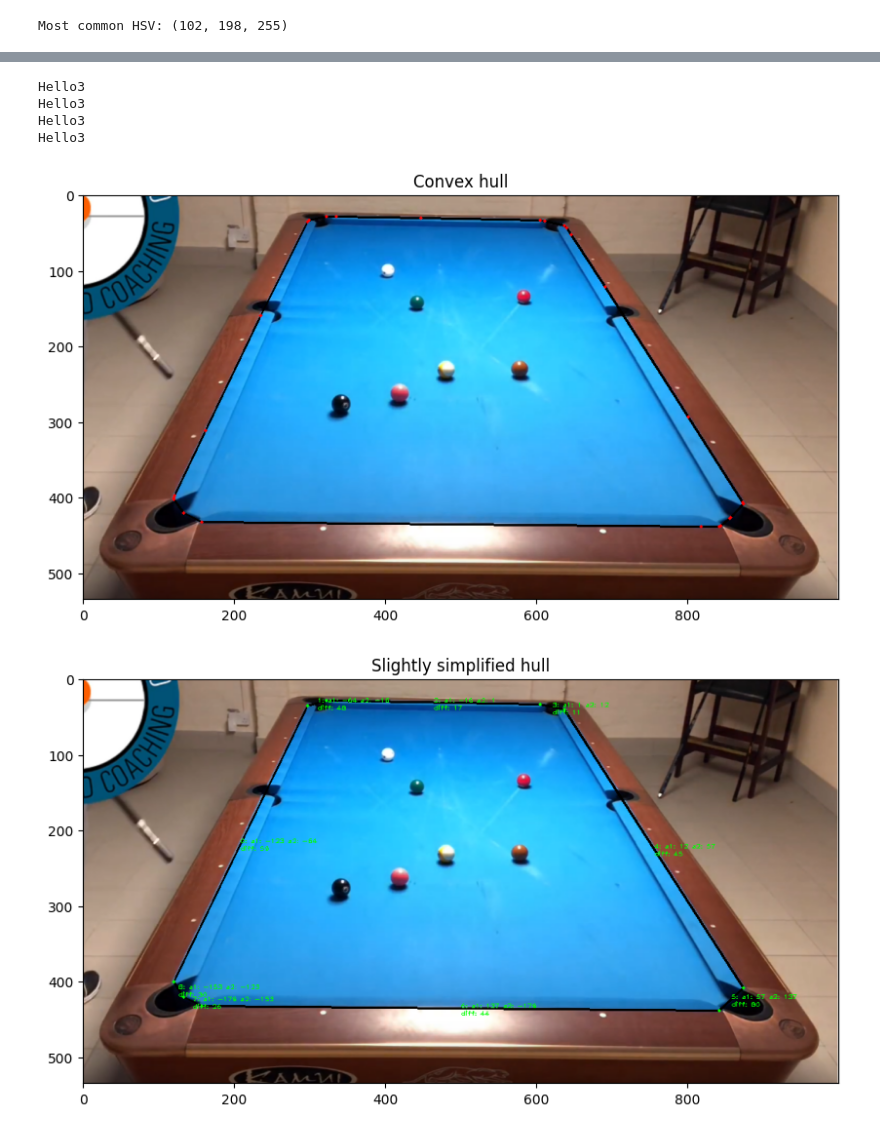
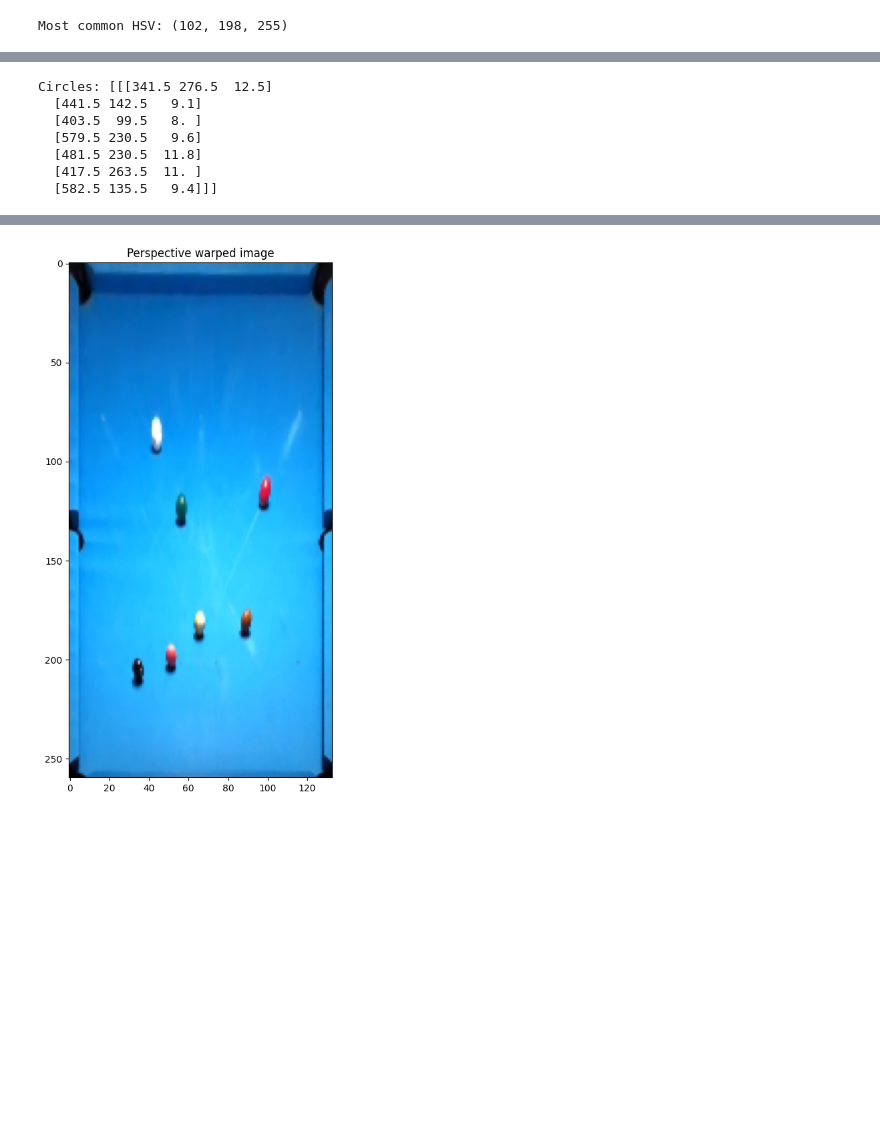
Before and after one commit to Marsunpaisti/BilliardsOpenCV, a Jupyter notebook: notebook.ipynb, the cells around one changed output, grey strips where cells are left out. Drawn from its saved outputs; the diff is of its cells as text; code cells hidden in the pictures; blank space fills up the shorter version.

Commit message:
Refactoring, added hough circles

```diff
--- a/notebook.ipynb
+++ b/notebook.ipynb
@@ -20,8 +20,10 @@ def main():
     h1, w1, _ = img.shape
     img = cv2.resize(img, (1000, round(h1 * (1000 / w1))))
     h, w, _ = img.shape
-    lower_color, upper_color = detect_cloth_color(img)
-    contours = get_cloth_contours(img, lower_color, upper_color)
+    main_hsv_color = detect_cloth_color(img)
+    cloth_lower_color, cloth_upper_color = create_hsv_range(main_hsv_color, 55, 45, 210)
+    contours, _ = get_cloth_contours(img, cloth_lower_color, cloth_upper_color)
+
     largest_contour = max(contours, key=cv2.contourArea)
     hull = cv2.convexHull(largest_contour)
     epsilon = cv2.arcLength(hull, True) * 0.001
@@ -29,8 +31,19 @@ def main():
     simplified_lines = simplify_hull_lines(approx_hull)
     intersections = calculate_corner_intersections(simplified_lines)
     intersections_np = np.float32(intersections)
+
+    circle_search_img = cv2.cvtColor(img.copy(), cv2.COLOR_BGR2GRAY)
+    circle_search_mask = np.zeros(circle_search_img.shape, np.uint8)
+    intersections_np_round = np.round(intersections_np[:]).astype("int")
+    cv2.fillPoly(circle_search_mask, [intersections_np_round], color=(255, 255, 255))
+    circle_search_img = cv2.bitwise_and(circle_search_img, circle_search_img, mask=circle_search_mask)
+    plot_image(circle_search_img, "Image for circle search")
+    circles = cv2.HoughCircles(circle_search_img, cv2.HOUGH_GRADIENT, 1, 15, param1=200, param2=16, minRadius=7, maxRadius=25)
+
+
     perspective_mat = cv2.getPerspectiveTransform(intersections_np, TABLE_SHAPE + np.float32([0, 0]))
     warped_img = cv2.warpPerspective(img.copy(), perspective_mat, ((int(CLOTH_AREA_WIDTH)), (int(CLOTH_AREA_LENGTH))), flags=cv2.INTER_LINEAR)
+    """
     with_contours = cv2.drawContours(
         img.copy(), [largest_contour], -1, (0, 0, 0), 2)
 
@@ -66,7 +79,7 @@ def main():
         cv2.putText(with_largest_contour_approx,
                     f"diff: {round(angle_diff)}", [mid[0], mid[1] + 10], fontFace=1, fontScale=0.6, color=(0, 255, 0))
         cv2.circle(with_largest_contour_approx, point, 2, color, -1)
-
+    """
     with_major_lines = cv2.drawContours(
         img.copy(), [simplified_lines], -1, (0, 0, 0), 2)
 
@@ -80,8 +93,14 @@ def main():
         cv2.putText(with_major_lines,
                     f"{i}", [point[0], point[1] + 20], fontFace=1, fontScale=1.5, color=(0, 255, 0))
 
-    plot_image(with_hull, "Convex hull")
-    plot_image(with_largest_contour_approx, "Slightly simplified hull")
+    print(f"Circles: {circles}")
+    if circles is not None:
+        circles = np.round(circles[0, :]).astype("int")
+        for x,y,r in circles:
+            cv2.circle(with_major_lines, (x, y), r, (0, 0, 255), 2)
+
+    #plot_image(with_hull, "Convex hull")
+    #plot_image(with_largest_contour_approx, "Slightly simplified hull")
     plot_image(with_major_lines, "Major lines simplified")
     plot_image(warped_img, "Perspective warped image")
 
@@ -111,6 +130,16 @@ def calculate_corner_intersections(hull_lines):
         prev_point = curr_point
         prev_direction = curr_direction
 
+    # Sort intersection points so that the line closest to top starts from point at index 0
+    line_centers = []
+    for i in range(0, intersections.__len__()):
+        next_pt = intersections[(i+1) % (intersections.__len__())]
+        curr_pt = intersections[i]
+        center = (next_pt + curr_pt) / 2
+        line_centers.append(center)
+
+    topmost_line_index = min(range(line_centers.__len__()), key=lambda ix: line_centers[ix][1])
+    intersections = np.roll(intersections, -topmost_line_index, 0)
     return intersections
 
 def simplify_hull_lines(hull):
@@ -144,7 +173,7 @@ def calc_angle_distance(angle1, angle2):
     return delta
 
 
-def detect_cloth_color(img, hue_width=55, sat_width=45, val_width=210):
+def detect_cloth_color(img):
     """
     Find the most common HSV values in the image.
     In a well lit image, this will be the cloth
@@ -177,16 +206,15 @@ def detect_cloth_color(img, hue_width=55, sat_width=45, val_width=210):
     color_image[:] = hsv_max
     color_image = cv2.cvtColor(color_image, cv2.COLOR_HSV2BGR)
     plot_image(color_image, "Detected main color")
+    return hsv_max
 
-
-    # Range bounds for detected main color
+def create_hsv_range(mid_color, hue_width, sat_width, val_width):
     lower_color = np.array(
-        [h_max-hue_width, s_max-sat_width, v_max-val_width])
+        [mid_color[0]-hue_width, mid_color[1]-sat_width, mid_color[2]-val_width])
     upper_color = np.array(
-        [h_max+hue_width, s_max+sat_width, v_max+val_width])
+        [mid_color[0]+hue_width, mid_color[1]+sat_width, mid_color[2]+val_width])
 
     return lower_color, upper_color
-
 
 def get_cloth_contours(img, lower_color, upper_color, filter_radius=5):
     hsv = cv2.cvtColor(img.copy(), cv2.COLOR_BGR2HSV)
@@ -196,20 +224,19 @@ def get_cloth_contours(img, lower_color, upper_color, filter_radius=5):
     """
 
     # Threshold the HSV image to get only cloth colors
-    mask = cv2.inRange(hsv, lower_color, upper_color)
+    raw_mask = cv2.inRange(hsv, lower_color, upper_color)
 
-    plot_image(mask, "Masked color")
     # use a median filter to get rid of speckle noise
-    median = cv2.medianBlur(mask, filter_radius)
+    blur_mask = cv2.medianBlur(raw_mask, filter_radius)
     kernel = np.ones((3, 3), np.uint8)
-    dilated = cv2.dilate(median, kernel, iterations=5)
+    dilated = cv2.dilate(blur_mask.copy(), kernel, iterations=5)
     shrunk = cv2.erode(dilated, kernel, iterations=5)
-    plot_image(shrunk, "Masked color after processing")
+    #plot_image(shrunk, "Masked color after processing")
 
     contours, hierarchy = cv2.findContours(
         shrunk, cv2.RETR_TREE, cv2.CHAIN_APPROX_SIMPLE)
 
-    return contours
+    return contours, raw_mask
 
 
 main()
@@ -220,0 +248,7 @@ Most common HSV: (102, 198, 255)
+Circles: [[[341.5 276.5  12.5]
+  [441.5 142.5   9.1]
+  [403.5  99.5   8. ]
+  [579.5 230.5   9.6]
+  [481.5 230.5  11.8]
+  [417.5 263.5  11. ]
+  [582.5 135.5   9.4]]]
@@ -222,6 +256 @@ Most common HSV: (102, 198, 255)
-Hello3
-Hello3
-Hello3
-Hello3
-[figure, old version]
+[figure, new version]
-[figure, removed]
```
Also changed, not shown: parts of 1 cell of this notebook.
